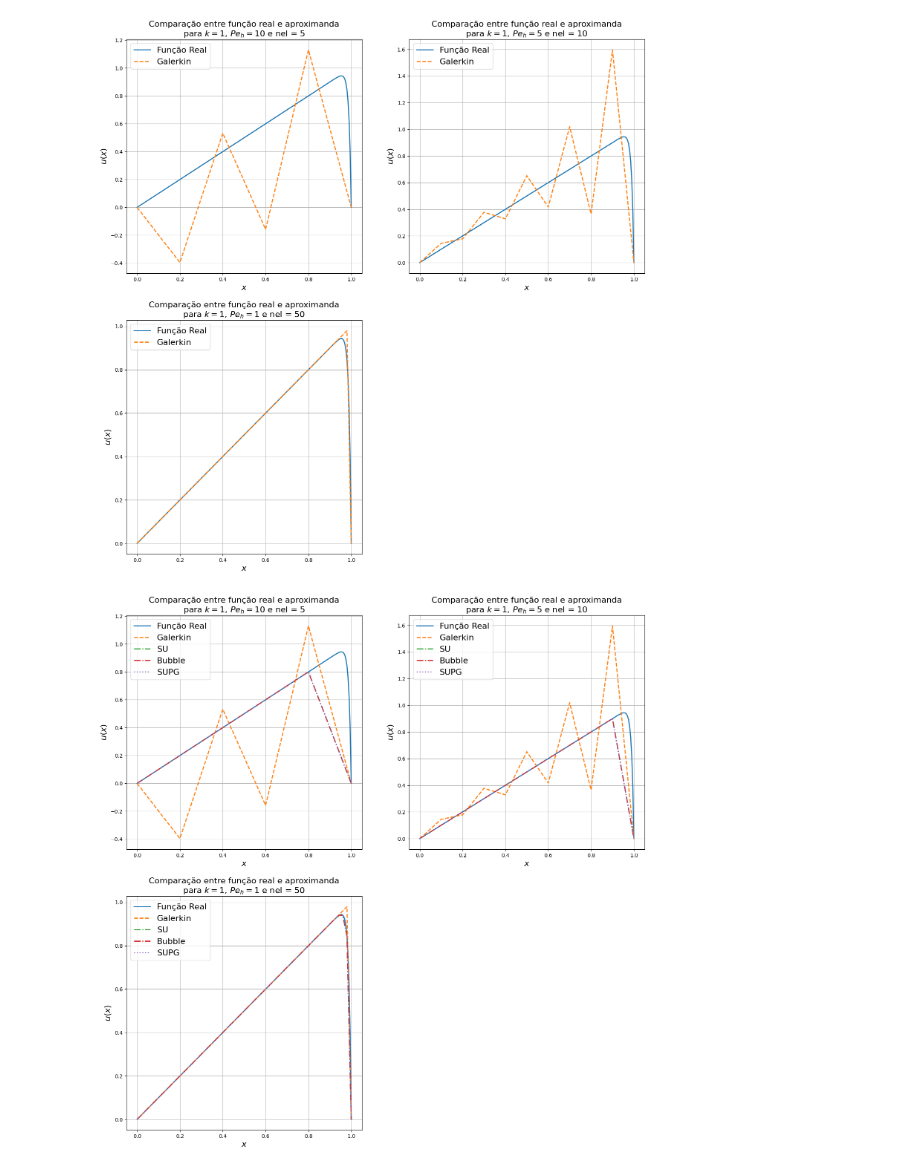
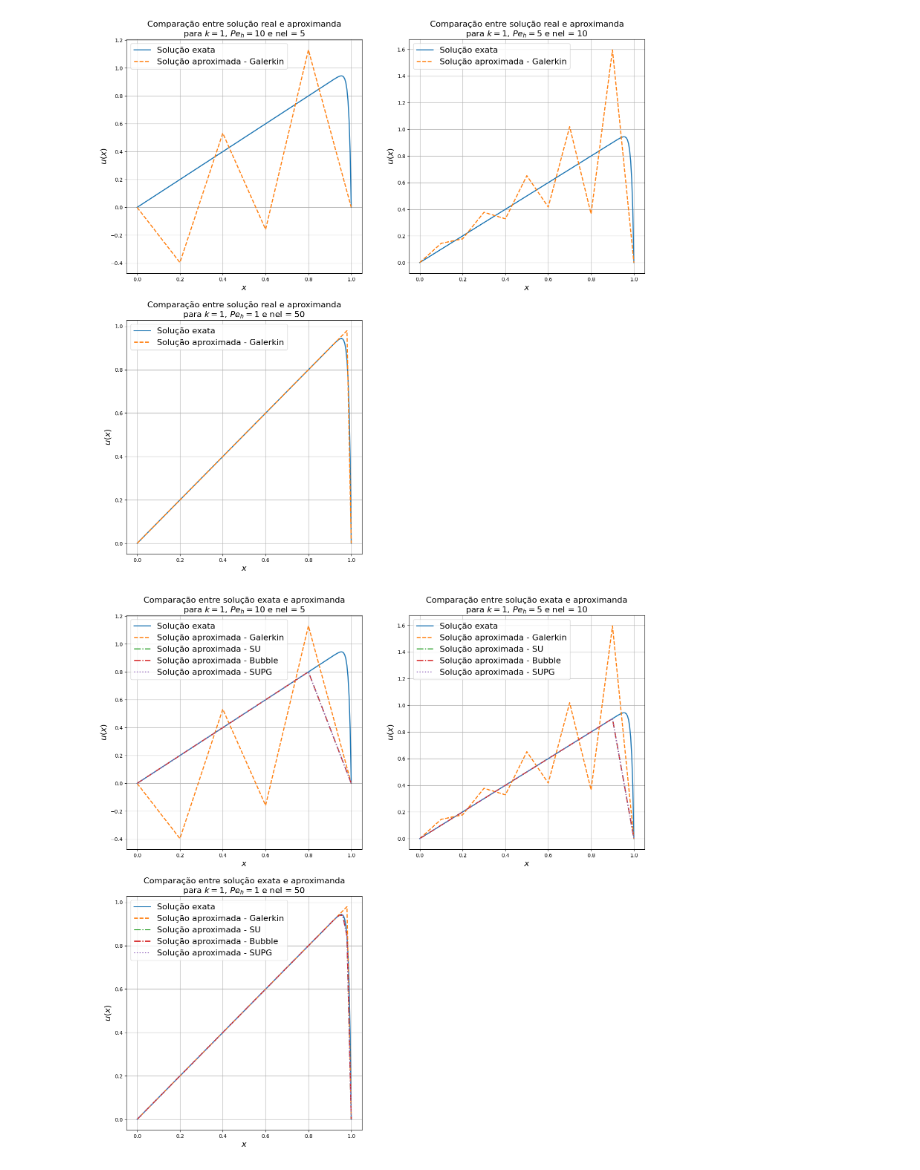
Before and after one commit to Esterci/FEM, a Jupyter notebook: lista_3/questao_1.ipynb, the cells around one changed output. Saved outputs shown, nothing was run; the diff lists cells and outputs as text; code cells hidden in the pictures.

```diff
--- a/lista_3/questao_1.ipynb
+++ b/lista_3/questao_1.ipynb
@@ -501,7 +501,7 @@ for k in k_list:
         ax = fig.add_subplot(2, 2, plot_count)
 
         ax.set_title(
-            "Comparação entre função real e aproximanda\npara $k = {}$, $Pe_h = {}$ e nel = {}".format(
+            "Comparação entre solução real e aproximanda\npara $k = {}$, $Pe_h = {}$ e nel = {}".format(
                 k, Peh, nel
             ),
             fontsize=16,
@@ -518,7 +518,7 @@ for k in k_list:
             x_eval,
             u(x_eval, kappa, epsilon),
             linewidth=2,
-            label="Função Real",
+            label="Solução exata",
         )
 
         h, xl, alpha, l_2_error, l_2_dif_error = FEM(
@@ -541,7 +541,7 @@ for k in k_list:
         result_dict["base_" + str(k)]["erro_dif"].append(l_2_dif_error)
         result_dict["base_" + str(k)]["h"].append(h)
 
-        ax.plot(xl, alpha, linestyle="--", linewidth=2, label="Galerkin")
+        ax.plot(xl, alpha, linestyle="--", linewidth=2, label="Solução aproximada - Galerkin")
 
         ax.legend(fontsize=16)
 
@@ -552,7 +552,7 @@ for k in k_list:
     plt.show()
     fig.savefig("figures/real_vs_mef_k_{}_q1_b.png".format(k))
 # %% [output]
-[figure, old version]
+[figure, new version]
 # %%
 import matplotlib.pyplot as plt
 
@@ -599,7 +599,7 @@ for k in k_list:
         ax = fig.add_subplot(2, 2, plot_count)
 
         ax.set_title(
-            "Comparação entre função real e aproximanda\npara $k = {}$, $Pe_h = {}$ e nel = {}".format(
+            "Comparação entre solução exata e aproximanda\npara $k = {}$, $Pe_h = {}$ e nel = {}".format(
                 k, Peh, nel
             ),
             fontsize=16,
@@ -608,7 +608,7 @@ for k in k_list:
         ax.set_ylabel("$u(x)$", fontsize=16)
         ax.set_xlabel("$x$", fontsize=16)
 
-        # função real
+        # solução exata
 
         x_eval = np.linspace(a, b, num=200)
 
@@ -616,7 +616,7 @@ for k in k_list:
             x_eval,
             u(x_eval, kappa, epsilon),
             linewidth=2,
-            label="Função Real",
+            label="Solução exata",
         )
 
         h, xl, alpha, l_2_error, l_2_dif_error = FEM(
@@ -639,7 +639,7 @@ for k in k_list:
         result_dict["base_" + str(k)]["erro_dif"].append(l_2_dif_error)
         result_dict["base_" + str(k)]["h"].append(h)
 
-        ax.plot(xl, alpha, linestyle="--", linewidth=2, label="Galerkin")
+        ax.plot(xl, alpha, linestyle="--", linewidth=2, label="Solução aproximada - Galerkin")
 
         h, xl, alpha, l_2_error, l_2_dif_error = FEM(
             a,
@@ -661,7 +661,7 @@ for k in k_list:
         result_dict["base_" + str(k)]["erro_dif"].append(l_2_dif_error)
         result_dict["base_" + str(k)]["h"].append(h)
 
-        ax.plot(xl, alpha, linestyle="-.", linewidth=2, label="SU")
+        ax.plot(xl, alpha, linestyle="-.", linewidth=2, label="Solução aproximada - SU")
 
         h, xl, alpha, l_2_error, l_2_dif_error = FEM(
             a,
@@ -683,37 +683,37 @@ for k in k_list:
         result_dict["base_" + str(k)]["erro_dif"].append(l_2_dif_error)
         result_dict["base_" + str(k)]["h"].append(h)
 
-        ax.plot(xl, alpha, linestyle="-.", linewidth=2, label="Bubble")
+        ax.plot(xl, alpha, linestyle="-.", linewidth=2, label="Solução aproximada - Bubble")
 
         h, xl, alpha, l_2_error, l_2_dif_error = FEM(
             a,
             b,
             nel,
             k,
             kappa_dr_a,
             kappa_dr_b,
             g_a,
             g_b,
             q_a,
             q_b,
             kappa,
             epsilon,
             method="supg",
         )
 
         result_dict["base_" + str(k)]["erro"].append(l_2_error)
         result_dict["base_" + str(k)]["erro_dif"].append(l_2_dif_error)
         result_dict["base_" + str(k)]["h"].append(h)
 
-        ax.plot(xl, alpha, linestyle=":", linewidth=2, label="SUPG")
+        ax.plot(xl, alpha, linestyle=":", linewidth=2, label="Solução aproximada - SUPG")
 
         ax.legend(fontsize=16)
 
         ax.grid()
 
         plot_count += 1
 
     plt.show()
     fig.savefig("figures/real_vs_mef_k_{}_q1_c.png".format(k))
 # %% [output]
-[figure, old version]
+[figure, new version]
```
Also changed, not shown: 9 other files.
